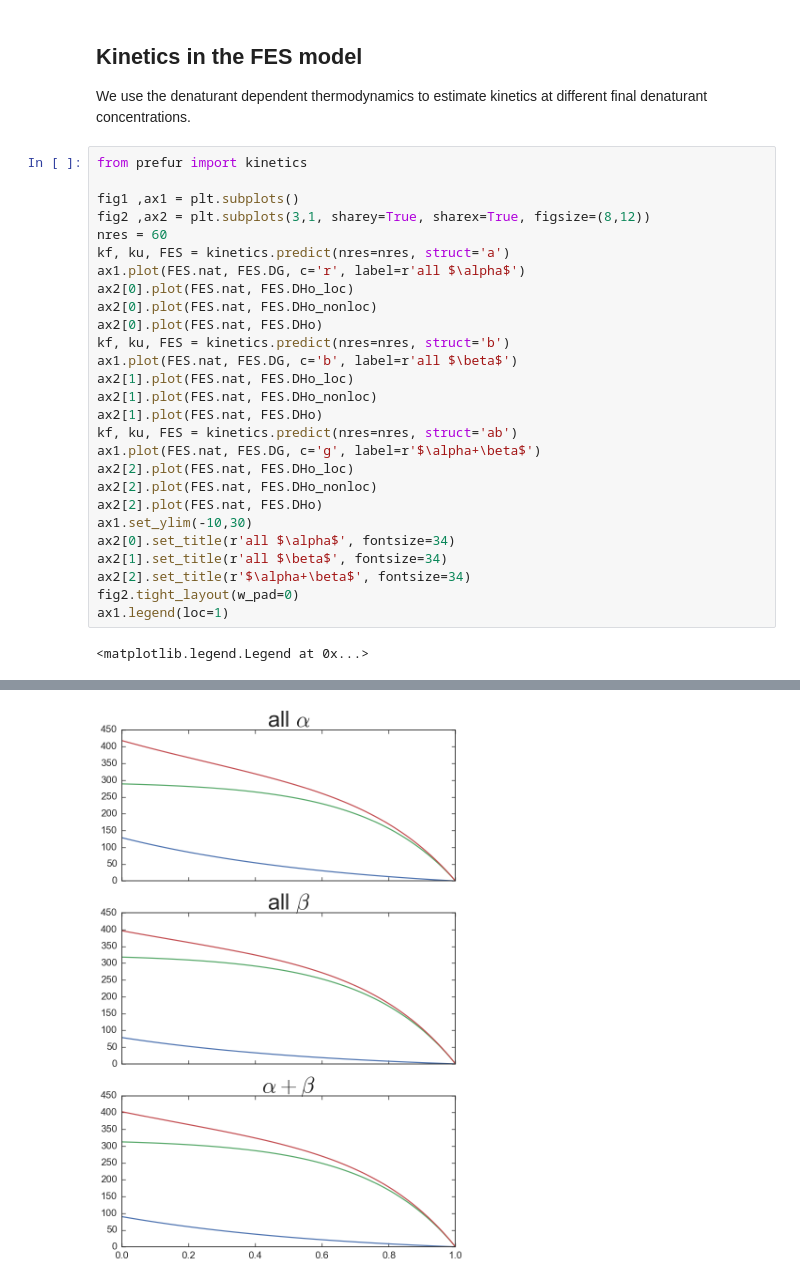
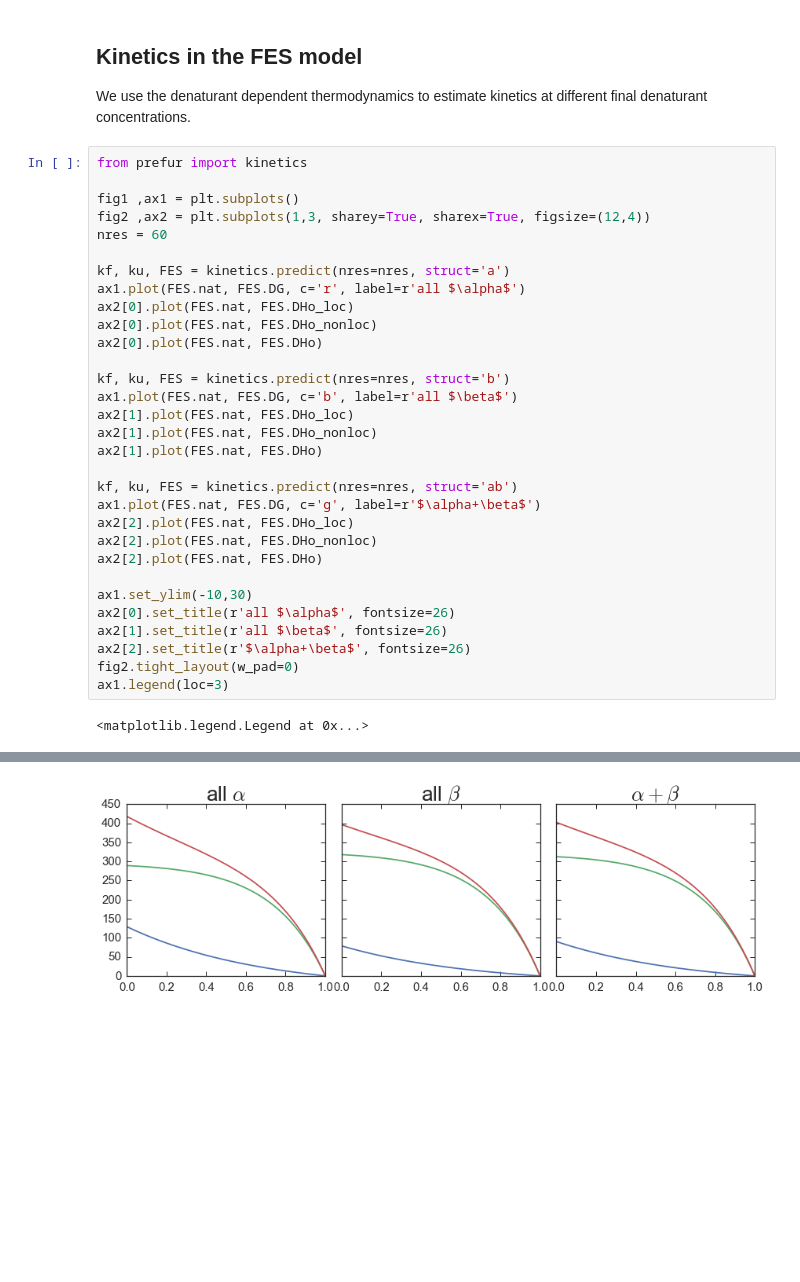
Before and after one commit to daviddesancho/PREFUR, a Jupyter notebook: examples/free_energy_predict.ipynb, the cells around one changed output, grey strips where cells are left out. Cells and saved outputs as stored; diff of their text form; blank space fills up the shorter version.

```diff
--- a/examples/free_energy_predict.ipynb
+++ b/examples/free_energy_predict.ipynb
@@ -13,28 +14,32 @@ We use the denaturant dependent thermodynamics to estimate kinetics at different
 from prefur import kinetics
 
 fig1 ,ax1 = plt.subplots()
-fig2 ,ax2 = plt.subplots(3,1, sharey=True, sharex=True, figsize=(8,12))
+fig2 ,ax2 = plt.subplots(1,3, sharey=True, sharex=True, figsize=(12,4))
 nres = 60
+
 kf, ku, FES = kinetics.predict(nres=nres, struct='a')
 ax1.plot(FES.nat, FES.DG, c='r', label=r'all $\alpha$')
 ax2[0].plot(FES.nat, FES.DHo_loc)
 ax2[0].plot(FES.nat, FES.DHo_nonloc)
 ax2[0].plot(FES.nat, FES.DHo)
+
 kf, ku, FES = kinetics.predict(nres=nres, struct='b')
 ax1.plot(FES.nat, FES.DG, c='b', label=r'all $\beta$')
 ax2[1].plot(FES.nat, FES.DHo_loc)
 ax2[1].plot(FES.nat, FES.DHo_nonloc)
 ax2[1].plot(FES.nat, FES.DHo)
+
 kf, ku, FES = kinetics.predict(nres=nres, struct='ab')
 ax1.plot(FES.nat, FES.DG, c='g', label=r'$\alpha+\beta$')
 ax2[2].plot(FES.nat, FES.DHo_loc)
 ax2[2].plot(FES.nat, FES.DHo_nonloc)
 ax2[2].plot(FES.nat, FES.DHo)
+
 ax1.set_ylim(-10,30)
-ax2[0].set_title(r'all $\alpha$', fontsize=34)
-ax2[1].set_title(r'all $\beta$', fontsize=34)
-ax2[2].set_title(r'$\alpha+\beta$', fontsize=34)
+ax2[0].set_title(r'all $\alpha$', fontsize=26)
+ax2[1].set_title(r'all $\beta$', fontsize=26)
+ax2[2].set_title(r'$\alpha+\beta$', fontsize=26)
 fig2.tight_layout(w_pad=0)
-ax1.legend(loc=1)
+ax1.legend(loc=3)
 # %% [output]
 <matplotlib.legend.Legend at 0x...>
@@ -42,4 +47,4 @@ ax1.legend(loc=1)
-[figure, old version]
+[figure, new version]
 # %%
 from prefur import kinetics
 
```
Also changed, not shown: parts of 8 cells of this notebook.
